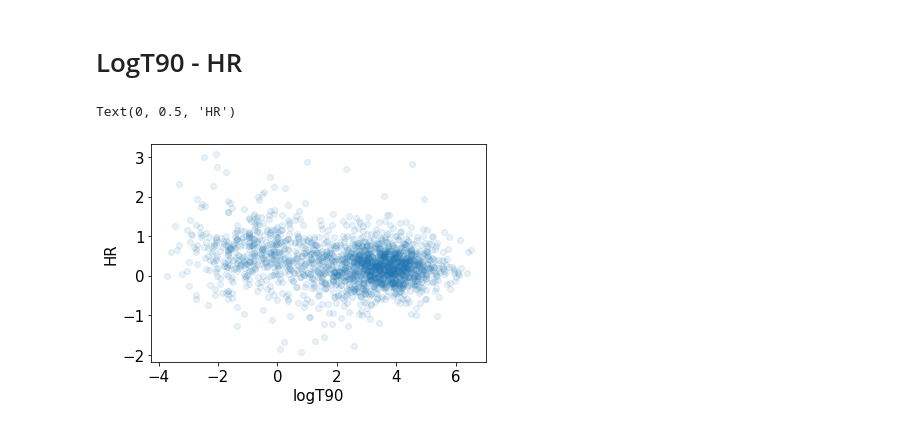
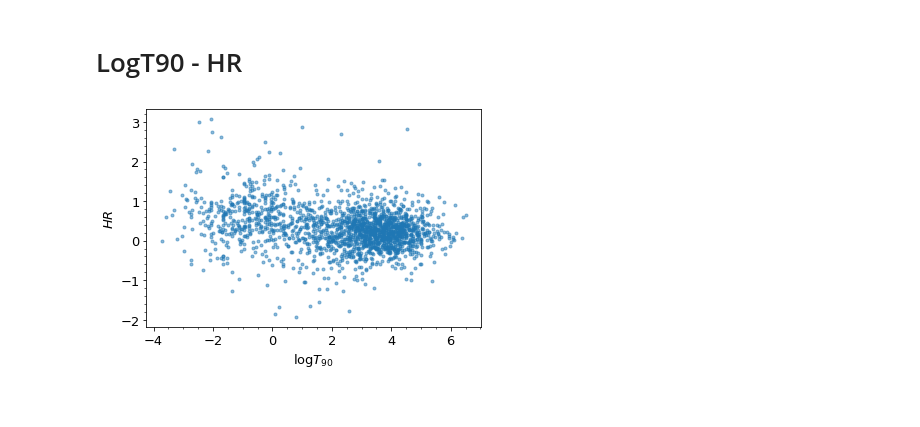
Before and after one commit to fdesanti/nested_sampling, a Jupyter notebook: posterior_analysis.ipynb, the cells around one changed output. Drawn from its saved outputs; the diff is of its cells as text; code cells hidden in the pictures.

```diff
--- a/posterior_analysis.ipynb
+++ b/posterior_analysis.ipynb
@@ -94,9 +94,13 @@ fig.set_size_inches(3 + fig.get_size_inches())  # Resize fig for doco. You don't
 # %% [markdown]
 # LogT90 - HR
 # %%
-plt.scatter(logT90, HR, alpha = 0.1)
-plt.xlabel('logT90')
-plt.ylabel('HR')
+%matplotlib inline
+plt.figure()
+plt.rcParams['font.size']=13
+plt.scatter(logT90, HR, alpha = .5, marker='.')
+plt.xlabel('log$T_{90}$')
+plt.ylabel('$HR$')
+plt.minorticks_on()
+plt.savefig('logT90-HR.png', dpi=200)
 # %% [output]
-Text(0, 0.5, 'HR')
-[figure, old version]
+[figure, new version]
```
Also changed, not shown: parts of 4 cells of this notebook, 5 other files.
